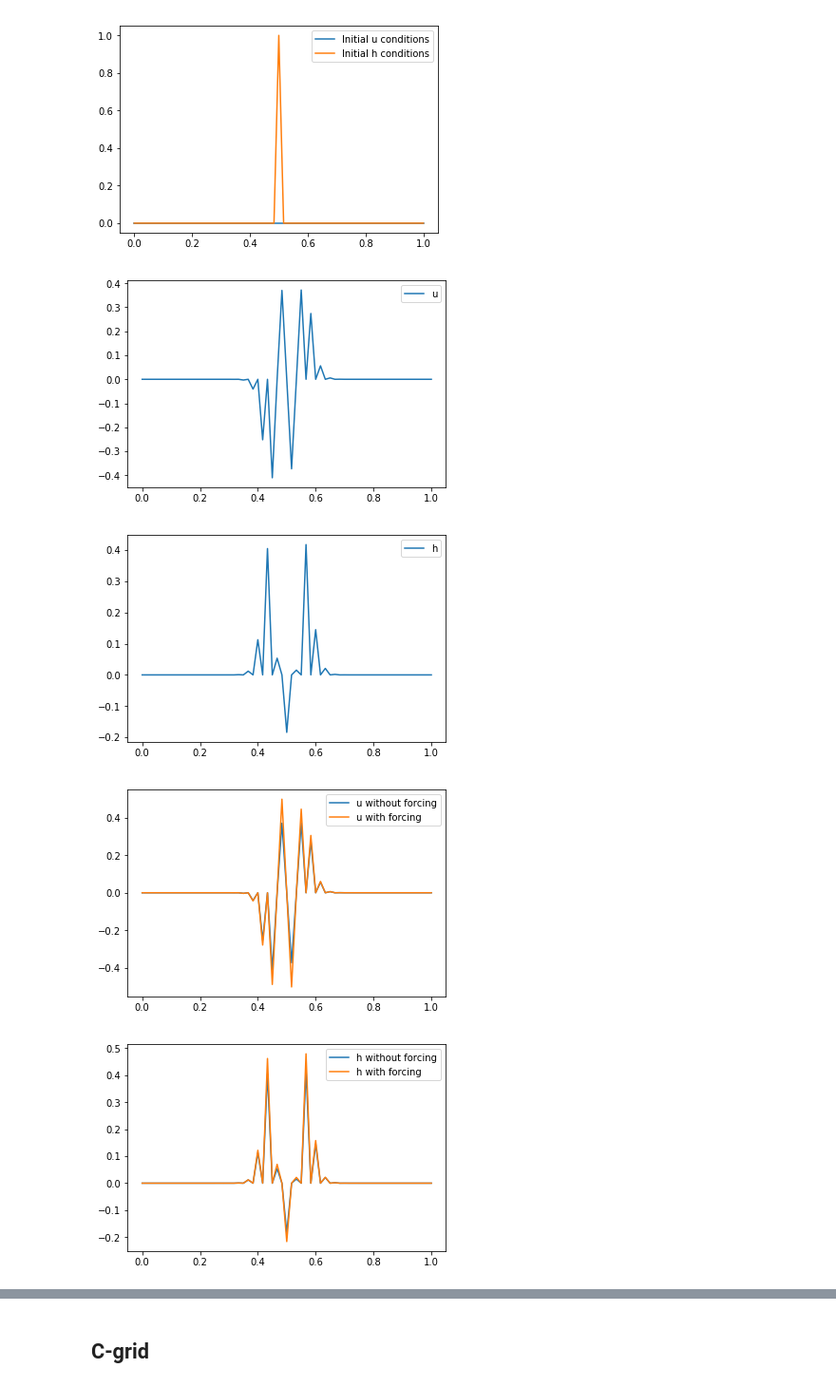
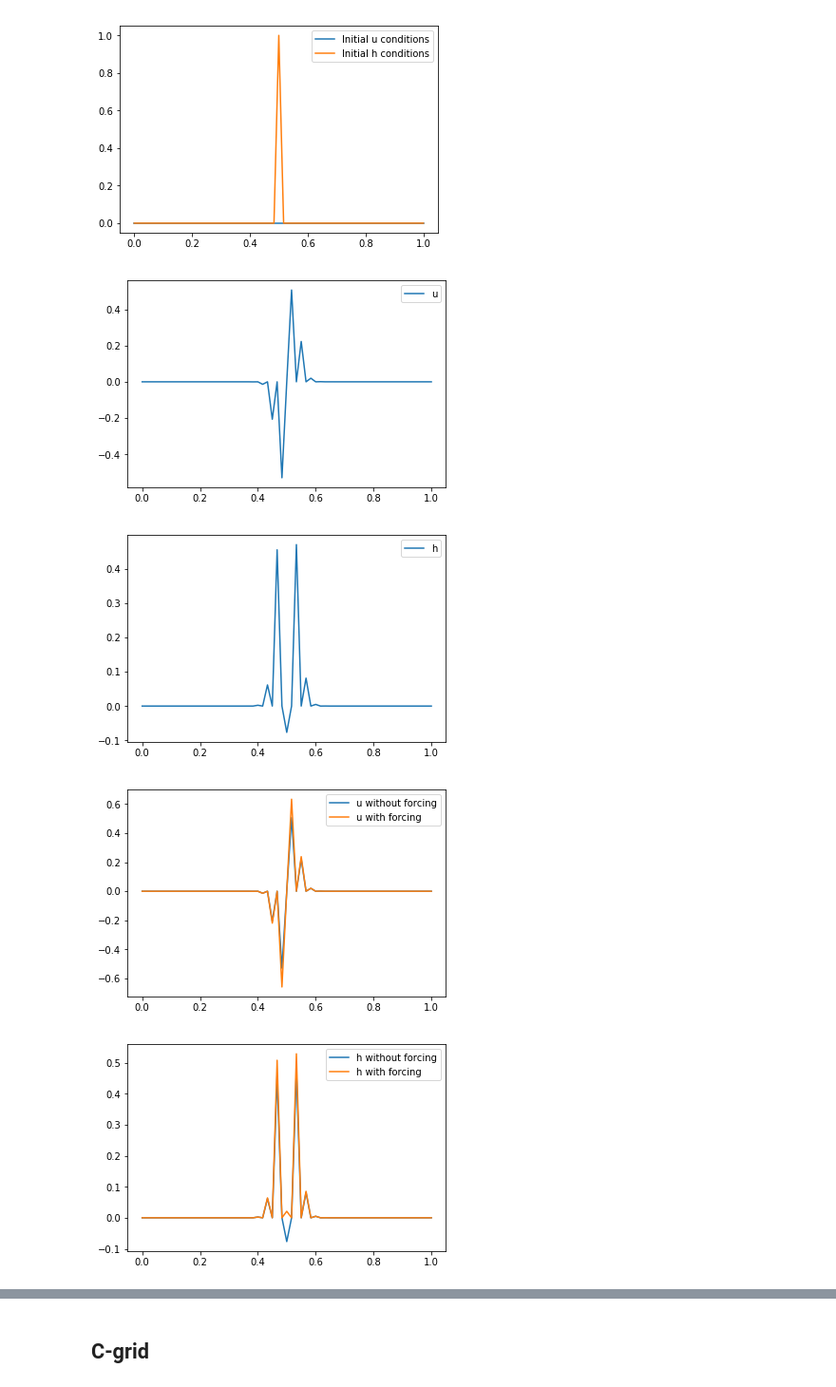
Before and after one commit to mc4117/Mariana-Numerical-assignment, a Jupyter notebook: Shallow water equations (initial condition spike at h)-Copy1.ipynb, the cells around one changed output, grey strips where cells are left out. Shown at 95% size. Drawn from its saved outputs; the diff is of its cells as text; code cells hidden in the pictures.

```diff
--- a/Shallow water equations (initial condition spike at h)-Copy1.ipynb
+++ b/Shallow water equations (initial condition spike at h)-Copy1.ipynb
@@ -39,7 +39,7 @@ c = 0.1 # courant number root(g*H)(dt/dx)
 
 dt = 1/nt
 
-for it in range(int(nt)):
+for it in range(int(nt/2)):
     for y in range(1, nx-2):
         u[y] = uOld[y] - (c/(2*H))*(hOld[y+1] - hOld[y-1]) # forward in time and centred in space
         h[y] = hOld[y] - (c/(2*g))*(u[y+1] - u[y-1]) # backward in time and centred in space
@@ -65,8 +65,8 @@ plt.plot(x, h, label = 'h')
 plt.legend(loc = 'best')
 plt.show()
 # %% [output]
-[figure, old version]
+[figure, new version]
-[figure, old version]
+[figure, new version]
 # %%
 
 uOld_forcing = initialu.copy()
@@ -81,39 +81,39 @@ c = 0.1 # courant number root(g*H)(dt/dx)
 w = 8
 
 
-for it in range(int(nt)):   # because looking at t = 0.5
+for it in range(int(nt/2)):   # because looking at t = 0.5
     for y in range(1, nx-2):
         u_forcing[y] = uOld_forcing[y] - (c/(2*H))*(hOld_forcing[y+1] - hOld_forcing[y-1]) # forward in time and centred in space
         if y == midpoint:
             h_forcing[y] = hOld_forcing[y] - (c/(2*g))*(u_forcing[y+1] - u_forcing[y-1]) + dt*math.sqrt(g*H)*math.sin(w*it/nt)# backward in time and centred in space
         else:
             h_forcing[y] = float(hOld_forcing[y] - (c/(2*g))*(u_forcing[y+1] - u_forcing[y-1]))
 
     # assuming periodic boundary conditions can define u and h on the boundaries
     u_forcing[0] = uOld_forcing[0] - (c/(2*H))*(hOld_forcing[1] - hOld_forcing[nx-2])
     u_forcing[nx-1] = uOld_forcing[nx-1] - (c/(2*H))*(hOld_forcing[1] - hOld_forcing[nx - 2])
     h_forcing[0] = hOld_forcing[0] - (c/(2*g))*(u_forcing[1] - u_forcing[nx- 2])
     h_forcing[nx-1] = hOld_forcing[nx-1] - (c/(2*g))*(u_forcing[1] - u_forcing[nx- 2])
 
     hOld_forcing = h_forcing.copy()
     uOld_forcing = u_forcing.copy()
 
 plt.ion()
 #plt.plot(x, initialu, 'b--', label = 'Initial u conditions')
 #plt.plot(x, initialh, 'r--', label = 'Initial h conditions')
 plt.plot(x, u, label = 'u without forcing')
 plt.plot(x, u_forcing, label = 'u with forcing')
 plt.legend(loc = 'best')
 plt.show()
 
 #plt.plot(x, initialu, 'b--', label = 'Initial u conditions')
 #plt.plot(x, initialh, 'r--', label = 'Initial h conditions')
 plt.plot(x, h, label = 'h without forcing')
 plt.plot(x, h_forcing, label = 'h with forcing')
 plt.legend(loc = 'best')
 plt.show()
 
 # without forcing get negative h
 # %% [output]
-[figure, old version]
+[figure, new version]
-[figure, old version]
+[figure, new version]
```
Also changed, not shown: parts of 1 cell of this notebook, 1 other file.
